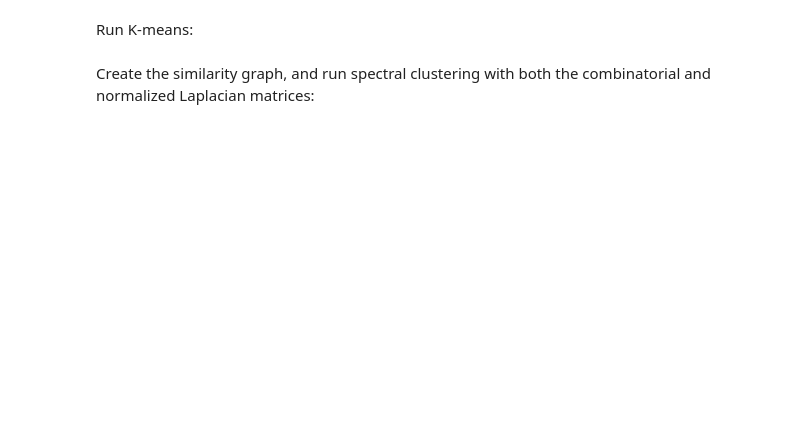
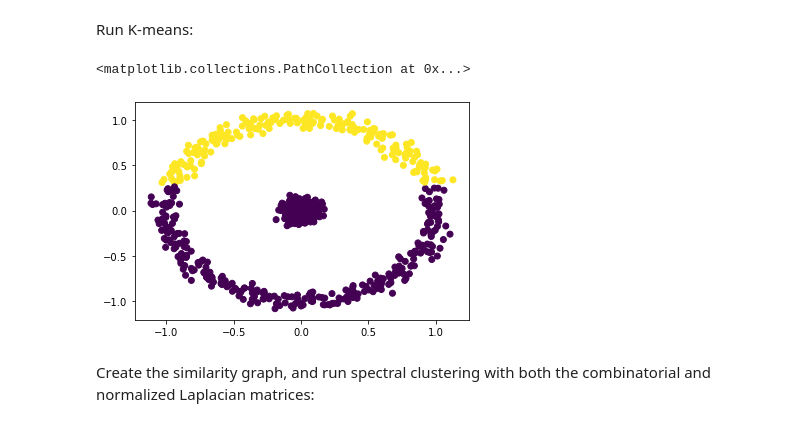
Before and after one commit to Sytta/ntds_2019, a Jupyter notebook: assignments/2_learning_with_graphs.ipynb, the cells around one changed output. Saved outputs shown, nothing was run; the diff lists cells and outputs as text; code cells hidden in the pictures; blank space fills up the shorter version.

```diff
--- a/assignments/2_learning_with_graphs.ipynb
+++ b/assignments/2_learning_with_graphs.ipynb
@@ -279,2 +282,8 @@ Run K-means:
+# %%
+km_clustering = KMeans(n_clusters=2).fit(X_).labels_
+plt.scatter(X_[:,0], X_[:,1], c=km_clustering)# Your code here
+# %% [output]
+<matplotlib.collections.PathCollection at 0x...>
+[figure, added]
 # %% [markdown]
 Create the similarity graph, and run spectral clustering with both the combinatorial and normalized Laplacian matrices:
```
Also changed, not shown: parts of 34 cells of this notebook.
